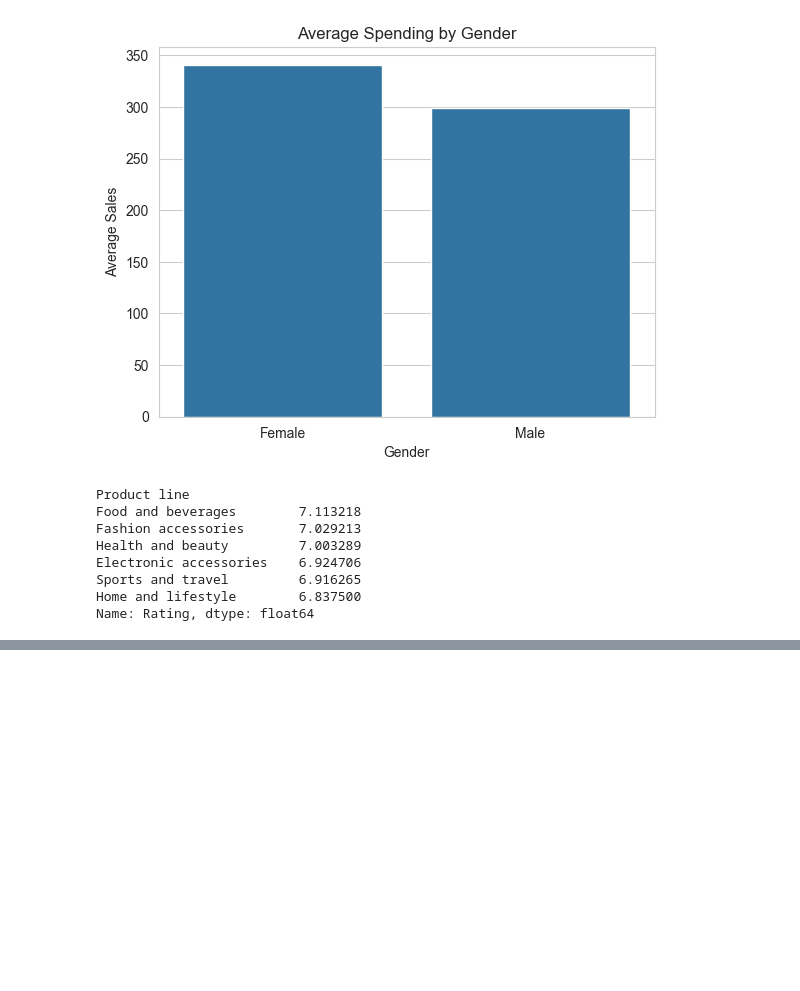
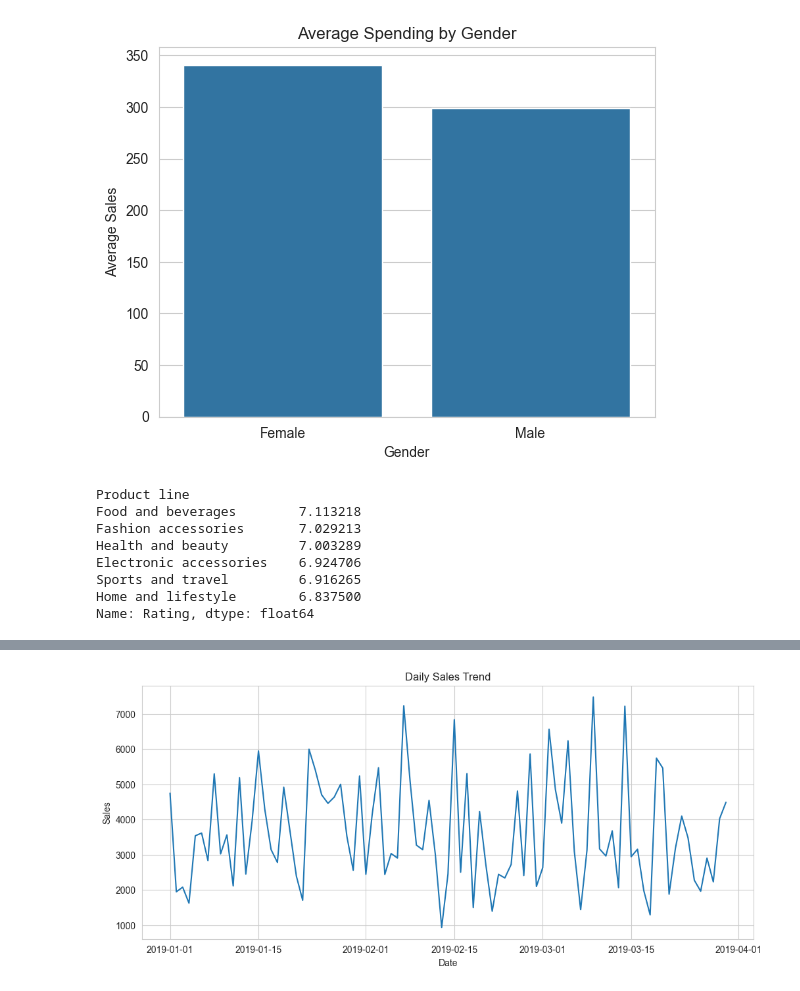
Before and after one commit to GL1TH/supermarket, a Jupyter notebook: Supermarket_project.ipynb, the cells around one changed output, grey strips where cells are left out. Saved outputs shown, nothing was run; the diff lists cells and outputs as text; code cells hidden in the pictures; blank space fills up the shorter version.

```diff
--- a/Supermarket_project.ipynb
+++ b/Supermarket_project.ipynb
@@ -328,0 +389,14 @@ Name: Rating, dtype: float64
+# %%
+## Sales Trend Over Time
+
+daily_sales = df.groupby("Date")["Sales"].sum()
+plt.figure(figsize=(12,5))
+sns.lineplot(x=daily_sales.index, y=daily_sales.values)
+
+plt.title("Daily Sales Trend")
+plt.xlabel("Date")
+plt.ylabel("Sales")
+
+plt.show()
+# %% [output]
+[figure, added]
```
Also changed, not shown: parts of 6 cells of this notebook.
